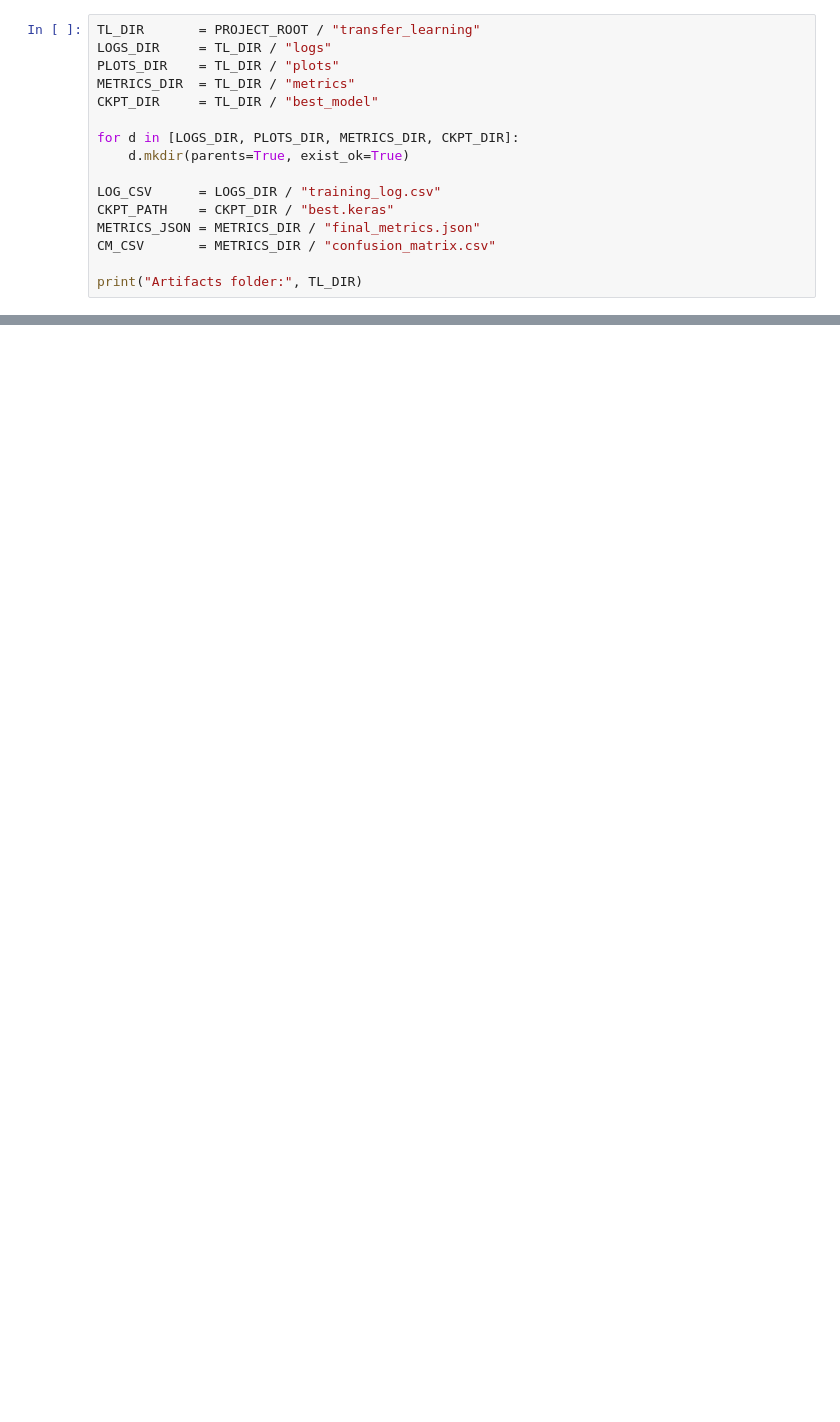
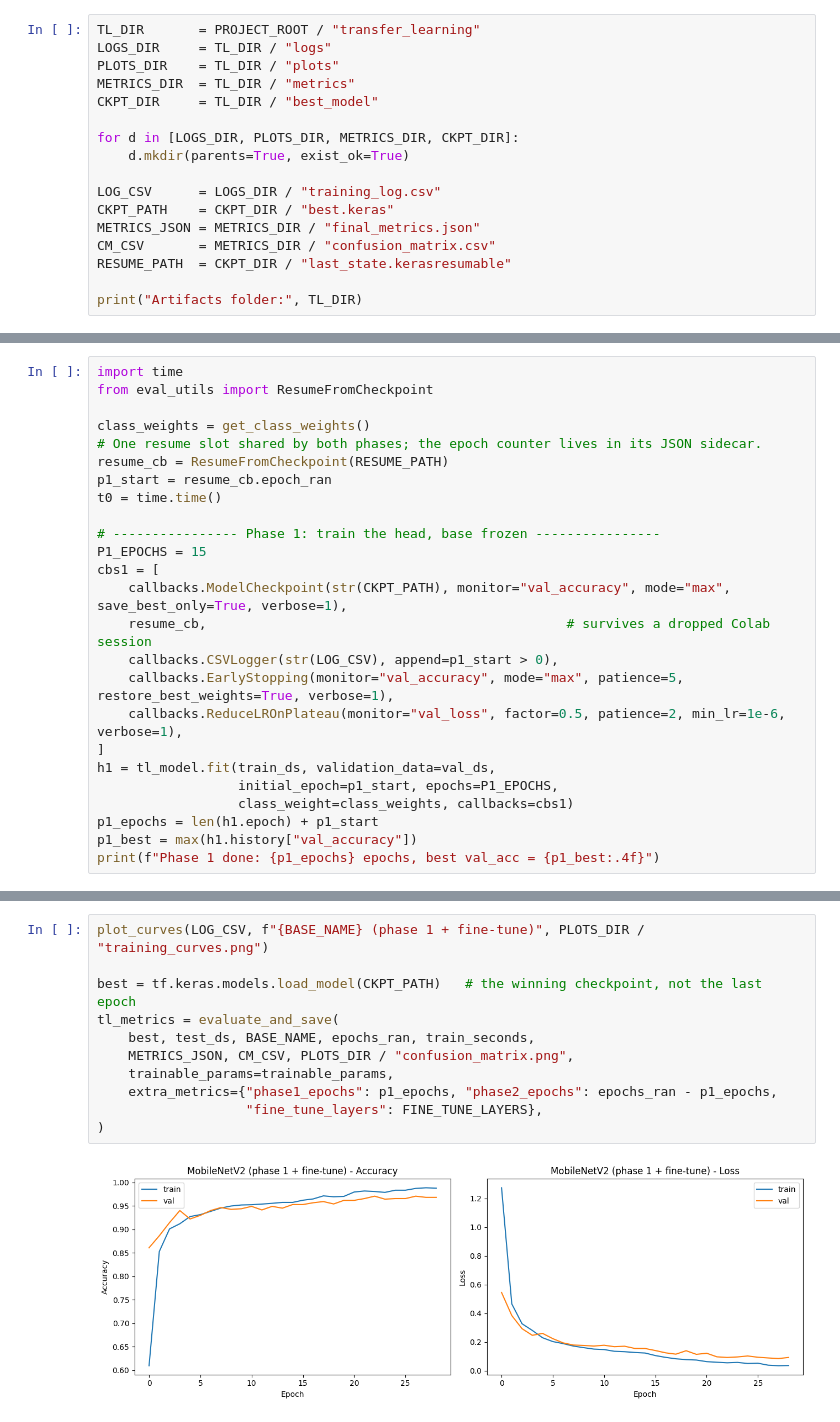
Before and after one commit to SwapnilAkhade824/bangladeshi-fish-cnn-classification, a Jupyter notebook: notebooks/02_transfer_learning.ipynb, the cells around one changed output, grey strips where cells are left out. Cells and saved outputs as stored; diff of their text form; blank space fills up the shorter version.

```diff
--- a/notebooks/02_transfer_learning.ipynb
+++ b/notebooks/02_transfer_learning.ipynb
@@ -72,6 +92,7 @@ LOG_CSV      = LOGS_DIR / "training_log.csv"
 CKPT_PATH    = CKPT_DIR / "best.keras"
 METRICS_JSON = METRICS_DIR / "final_metrics.json"
 CM_CSV       = METRICS_DIR / "confusion_matrix.csv"
+RESUME_PATH  = CKPT_DIR / "last_state.kerasresumable"
 
 print("Artifacts folder:", TL_DIR)
 # %% [output]
@@ -108,0 +184,25 @@ This keeps both model notebooks consuming the same data.
+# %%
+import time
+from eval_utils import ResumeFromCheckpoint
+
+class_weights = get_class_weights()
+# One resume slot shared by both phases; the epoch counter lives in its JSON sidecar.
+resume_cb = ResumeFromCheckpoint(RESUME_PATH)
+p1_start = resume_cb.epoch_ran
+t0 = time.time()
+
+# ---------------- Phase 1: train the head, base frozen ----------------
+P1_EPOCHS = 15
+cbs1 = [
+    callbacks.ModelCheckpoint(str(CKPT_PATH), monitor="val_accuracy", mode="max", save_best_only=True, verbose=1),
+    resume_cb,                                              # survives a dropped Colab session
+    callbacks.CSVLogger(str(LOG_CSV), append=p1_start > 0),
+    callbacks.EarlyStopping(monitor="val_accuracy", mode="max", patience=5, restore_best_weights=True, verbose=1),
+    callbacks.ReduceLROnPlateau(monitor="val_loss", factor=0.5, patience=2, min_lr=1e-6, verbose=1),
+]
+h1 = tl_model.fit(train_ds, validation_data=val_ds,
+                  initial_epoch=p1_start, epochs=P1_EPOCHS,
+                  class_weight=class_weights, callbacks=cbs1)
+p1_epochs = len(h1.epoch) + p1_start
+p1_best = max(h1.history["val_accuracy"])
+print(f"Phase 1 done: {p1_epochs} epochs, best val_acc = {p1_best:.4f}")
@@ -108,0 +308,13 @@ This keeps both model notebooks consuming the same data.
+# %%
+plot_curves(LOG_CSV, f"{BASE_NAME} (phase 1 + fine-tune)", PLOTS_DIR / "training_curves.png")
+
+best = tf.keras.models.load_model(CKPT_PATH)   # the winning checkpoint, not the last epoch
+tl_metrics = evaluate_and_save(
+    best, test_ds, BASE_NAME, epochs_ran, train_seconds,
+    METRICS_JSON, CM_CSV, PLOTS_DIR / "confusion_matrix.png",
+    trainable_params=trainable_params,
+    extra_metrics={"phase1_epochs": p1_epochs, "phase2_epochs": epochs_ran - p1_epochs,
+                   "fine_tune_layers": FINE_TUNE_LAYERS},
+)
+# %% [output]
+[figure, added]
```
Also changed, not shown: parts of 15 cells of this notebook, 39 other files.
